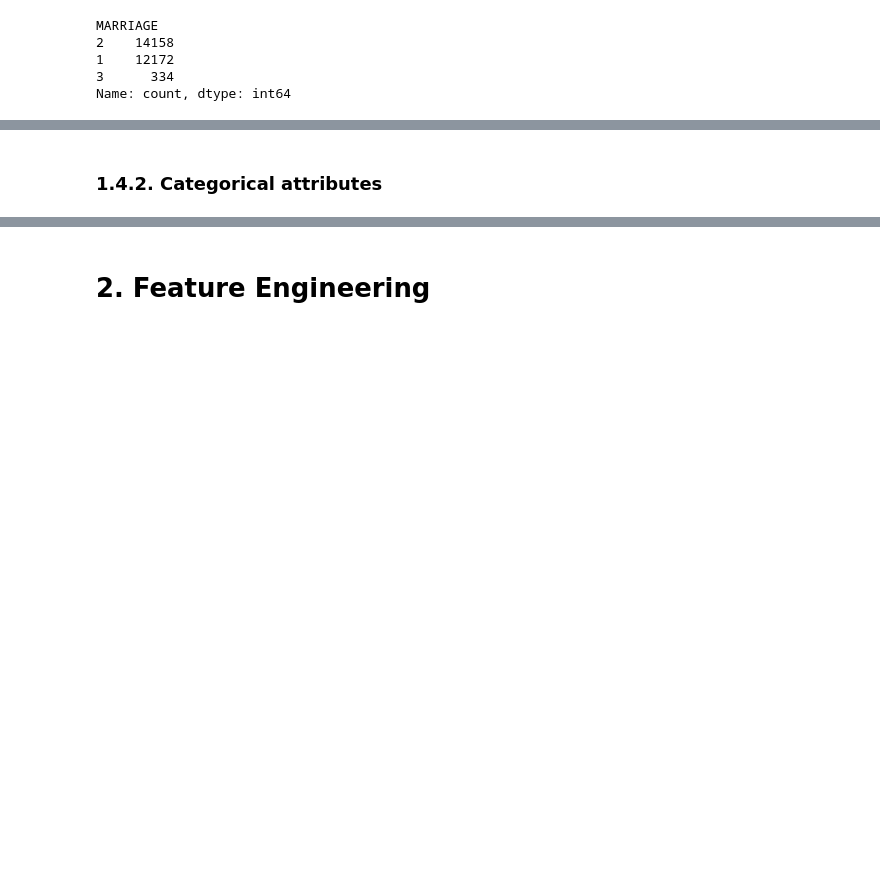
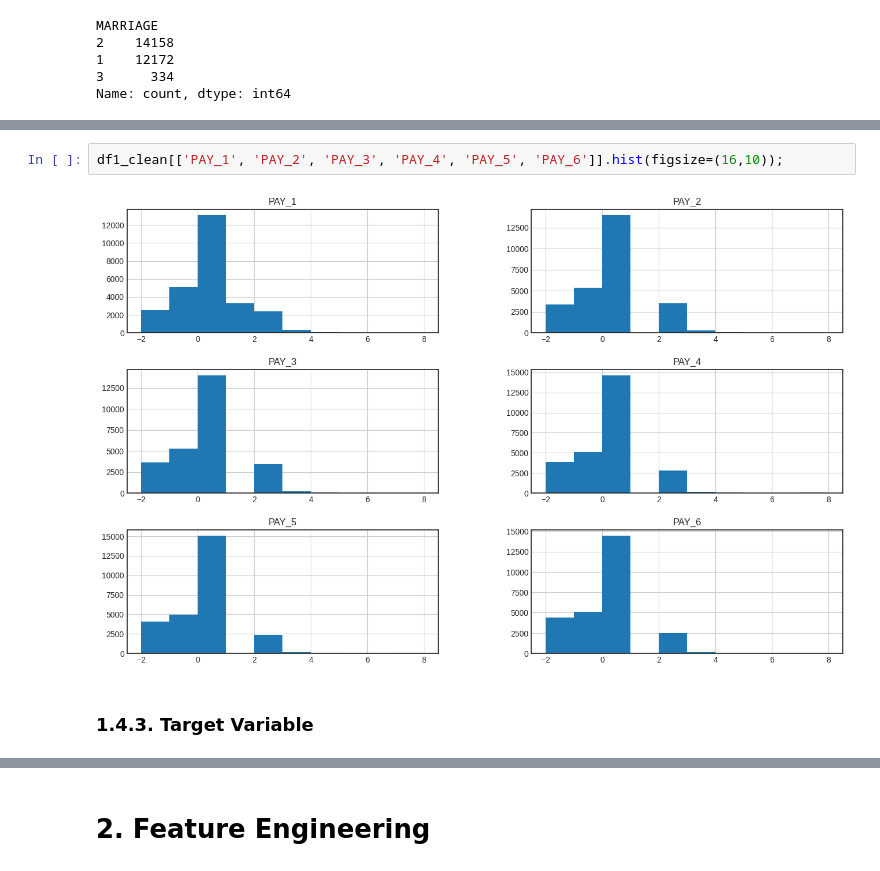
Before and after one commit to ezequielpf/default_of_credit_card, a Jupyter notebook: notebooks/default_of_credit_card.ipynb, the cells around one changed output, grey strips where cells are left out. Drawn from its saved outputs; the diff is of its cells as text; blank space fills up the shorter version.

```diff
--- a/notebooks/default_of_credit_card.ipynb
+++ b/notebooks/default_of_credit_card.ipynb
@@ -299,2 +341,6 @@ Name: count, dtype: int64
+# %%
+df1_clean[['PAY_1', 'PAY_2', 'PAY_3', 'PAY_4', 'PAY_5', 'PAY_6']].hist(figsize=(16,10));
+# %% [output]
+[figure, added]
 # %% [markdown]
-### 1.4.2. Categorical attributes
+### 1.4.3. Target Variable
```
Also changed, not shown: parts of 29 cells of this notebook, 2 other files.
